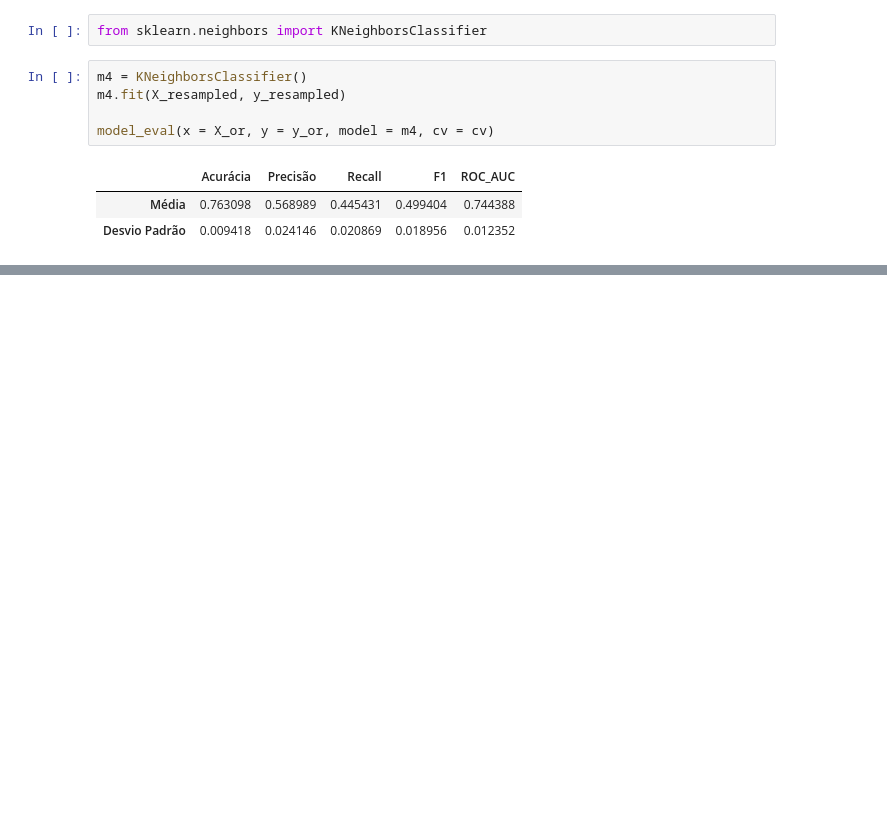
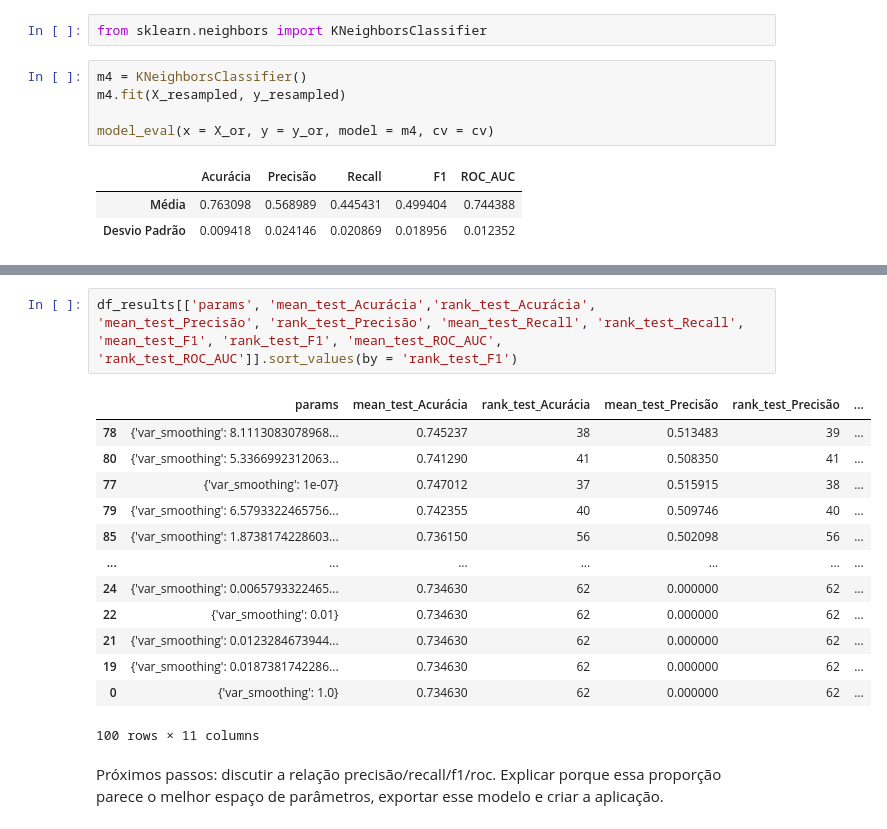
Before and after one commit to RPGraciotti/Novexus_alura_challenge, a Jupyter notebook: notebook_projeto.ipynb, the cells around one changed output, grey strips where cells are left out. Drawn from its saved outputs; the diff is of its cells as text; blank space fills up the shorter version.

```diff
--- a/notebook_projeto.ipynb
+++ b/notebook_projeto.ipynb
@@ -1136,0 +1212,18 @@ Roteiro a partir de agora: FEATURE SELECTION e ESPAÇO DE PARAMETROS
+# %%
+df_results[['params', 'mean_test_Acurácia','rank_test_Acurácia', 'mean_test_Precisão', 'rank_test_Precisão', 'mean_test_Recall', 'rank_test_Recall', 'mean_test_F1', 'rank_test_F1', 'mean_test_ROC_AUC', 'rank_test_ROC_AUC']].sort_values(by = 'rank_test_F1')
+# %% [output]
+|  | params | mean_test_Acurácia | rank_test_Acurácia | mean_test_Precisão | rank_test_Precisão | ... |
+| 78 | {'var_smoothing': 8.1113083078968... | 0.745237 | 38 | 0.513483 | 39 | ... |
+| 80 | {'var_smoothing': 5.3366992312063... | 0.741290 | 41 | 0.508350 | 41 | ... |
+| 77 | {'var_smoothing': 1e-07} | 0.747012 | 37 | 0.515915 | 38 | ... |
+| 79 | {'var_smoothing': 6.5793322465756... | 0.742355 | 40 | 0.509746 | 40 | ... |
+| 85 | {'var_smoothing': 1.8738174228603... | 0.736150 | 56 | 0.502098 | 56 | ... |
+| ... | ... | ... | ... | ... | ... | ... |
+| 24 | {'var_smoothing': 0.0065793322465... | 0.734630 | 62 | 0.000000 | 62 | ... |
+| 22 | {'var_smoothing': 0.01} | 0.734630 | 62 | 0.000000 | 62 | ... |
+| 21 | {'var_smoothing': 0.0123284673944... | 0.734630 | 62 | 0.000000 | 62 | ... |
+| 19 | {'var_smoothing': 0.0187381742286... | 0.734630 | 62 | 0.000000 | 62 | ... |
+| 0 | {'var_smoothing': 1.0} | 0.734630 | 62 | 0.000000 | 62 | ... |
+100 rows × 11 columns
+# %% [markdown]
+Próximos passos: discutir a relação precisão/recall/f1/roc. Explicar porque essa proporção parece o melhor espaço de parâmetros, exportar esse modelo e criar a aplicação.
```
Also changed, not shown: parts of 11 cells of this notebook.
